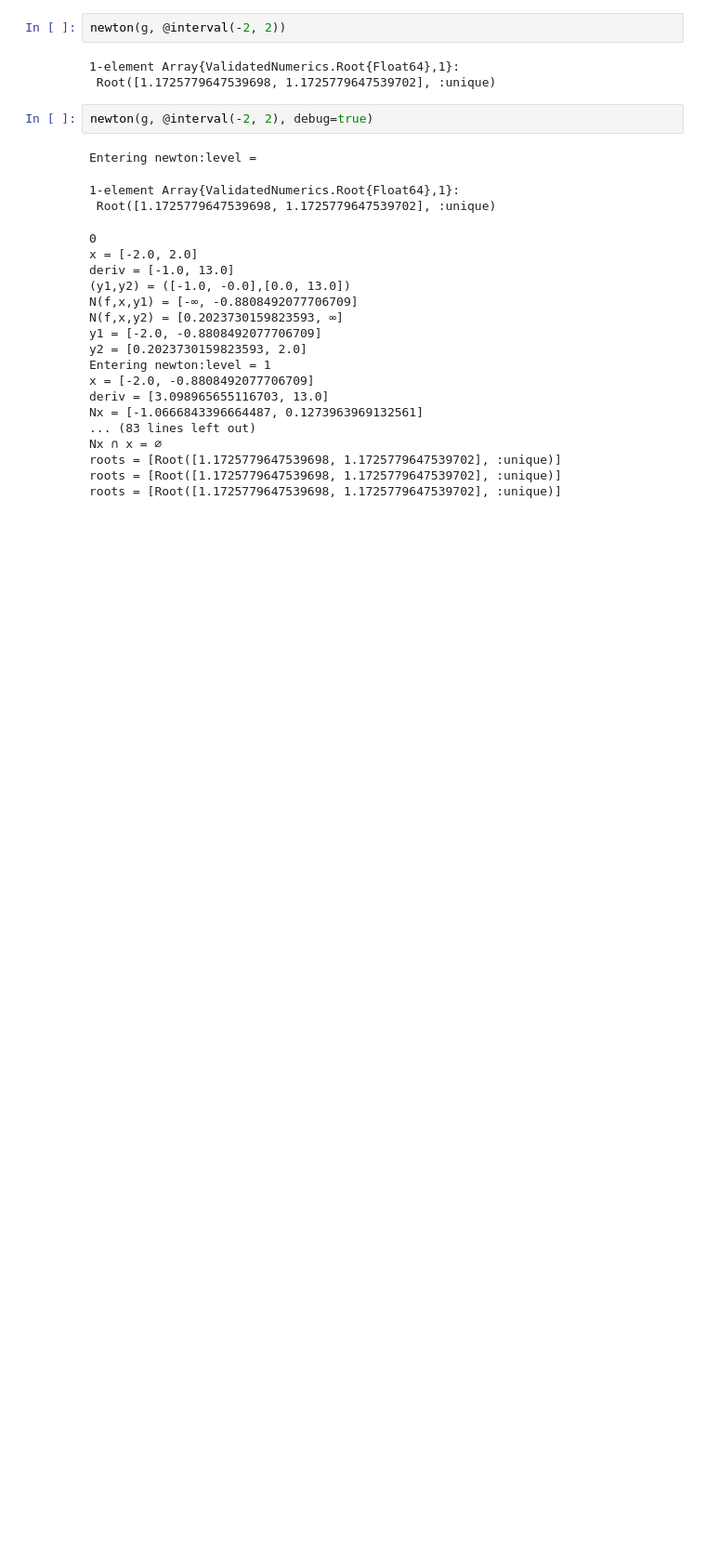
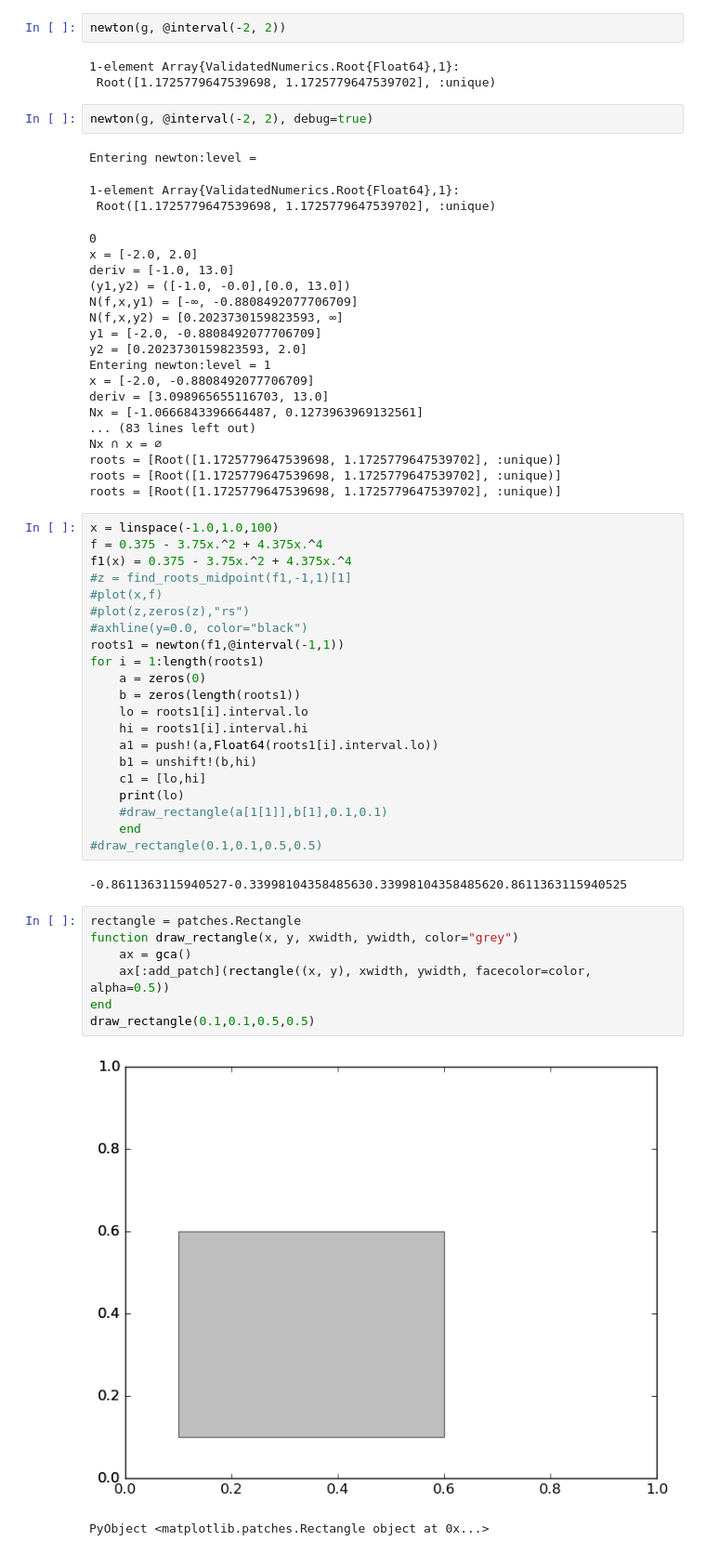
Before and after one commit to FavioVazquez/metodos_numericos_validados, a Jupyter notebook: Pruebas.ipynb, the cells around one changed output. Shown: that part at 93% size. Drawn from its saved outputs; the diff is of its cells as text; blank space fills up the shorter version.

Commit message:
Update try notebook (just some random stuff trying to plot rectangles with intervals)

```diff
--- a/Pruebas.ipynb
+++ b/Pruebas.ipynb
@@ -323,3 +324,36 @@ Nx ∩ x = ∅
 roots = [Root([1.1725779647539698, 1.1725779647539702], :unique)]
 roots = [Root([1.1725779647539698, 1.1725779647539702], :unique)]
 roots = [Root([1.1725779647539698, 1.1725779647539702], :unique)]
+# %%
+x = linspace(-1.0,1.0,100)
+f = 0.375 - 3.75x.^2 + 4.375x.^4
+f1(x) = 0.375 - 3.75x.^2 + 4.375x.^4
+#z = find_roots_midpoint(f1,-1,1)[1]
+#plot(x,f)
+#plot(z,zeros(z),"rs")
+#axhline(y=0.0, color="black")
+roots1 = newton(f1,@interval(-1,1))
+for i = 1:length(roots1)
+    a = zeros(0)
+    b = zeros(length(roots1))
+    lo = roots1[i].interval.lo
+    hi = roots1[i].interval.hi
+    a1 = push!(a,Float64(roots1[i].interval.lo))
+    b1 = unshift!(b,hi)
+    c1 = [lo,hi]
+    print(lo)
+    #draw_rectangle(a[1[1]],b[1],0.1,0.1)
+    end
+#draw_rectangle(0.1,0.1,0.5,0.5)
+# %% [output]
+-0.8611363115940527-0.33998104358485630.33998104358485620.8611363115940525
+# %%
+rectangle = patches.Rectangle
+function draw_rectangle(x, y, xwidth, ywidth, color="grey")
+    ax = gca()
+    ax[:add_patch](rectangle((x, y), xwidth, ywidth, facecolor=color, alpha=0.5))
+end
+draw_rectangle(0.1,0.1,0.5,0.5)
+# %% [output]
+[figure, added]
+PyObject <matplotlib.patches.Rectangle object at 0x...>
```
Also changed, not shown: parts of 2 cells of this notebook.
